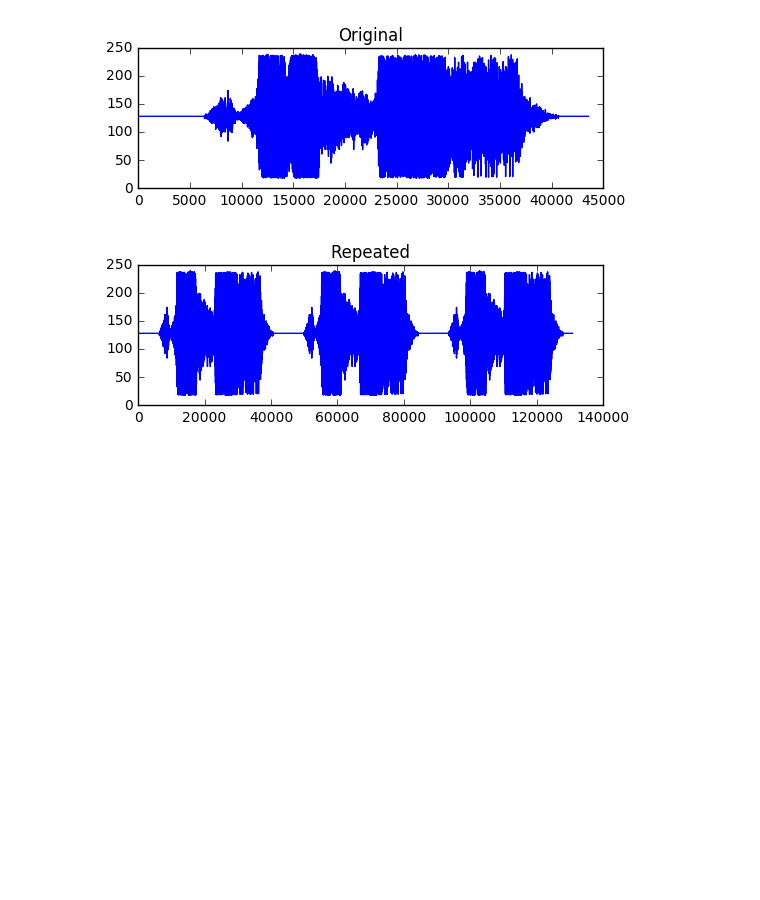
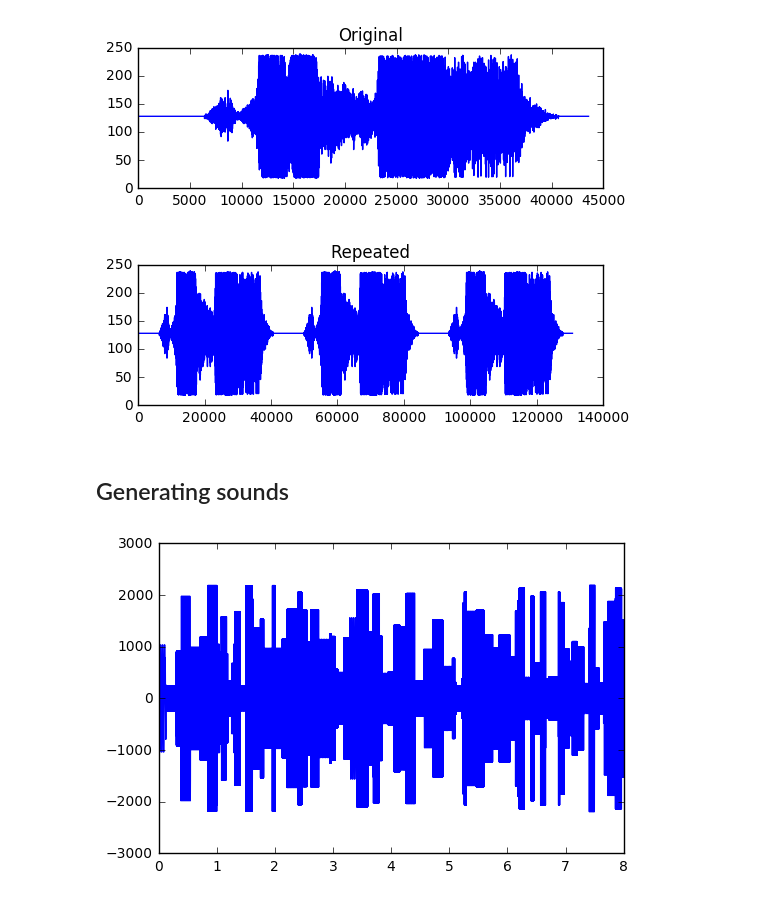
Before and after one commit to PiBingbin/Aggregatus, a Jupyter notebook: Miscellaneous/Numpy/chap 05.ipynb, the cells around one changed output. Cells and saved outputs as stored; diff of their text form; code cells hidden in the pictures; blank space fills up the shorter version.

Commit message:
Generating sounds

```diff
--- a/Miscellaneous/Numpy/chap 05.ipynb
+++ b/Miscellaneous/Numpy/chap 05.ipynb
@@ -173,3 +173,39 @@ scipy.io.wavfile.write('repeated_yababay.wav', sample_rate, repeated)
 plt.show()
 # %% [output]
 [figure]
+# %% [markdown]
+## Generating sounds
+# %%
+RATE = 44100
+DTYPE = np.int16
+
+# Generate sine wave
+
+def generate(freq, amp, duration, phi):
+    t = np.linspace(0, duration, duration * RATE)
+    data = np.sin(2 * np.pi * freq * t + phi) * amp
+    return data.astype(DTYPE)
+
+
+# Initialization
+NTONES = 89
+amps = 2000. * np.random.random((NTONES, )) + 200.
+durations = 0.19 * np.random.random((NTONES, )) + 0.01
+keys = np.random.randint(1, 88, NTONES)
+freqs = 440.0 * 2 ** ((keys - 49.) / 12.)
+phi = 2 * np.pi * np.random.random((NTONES, ))
+
+tone = np.array([], dtype=DTYPE)
+# %%
+# Compose
+for i in xrange(NTONES):
+    newtone = generate(freqs[i], amp=amps[i], duration=durations[i], phi=phi[i])
+    tone = np.concatenate((tone, newtone))
+
+scipy.io.wavfile.write('generated_tone.wav', RATE, tone)
+# %%
+# Plot audio data
+plt.plot(np.linspace(0, len(tone) / RATE, len(tone)), tone)
+plt.show()
+# %% [output]
+[figure, added]
```
Also changed, not shown: 1 other file.
